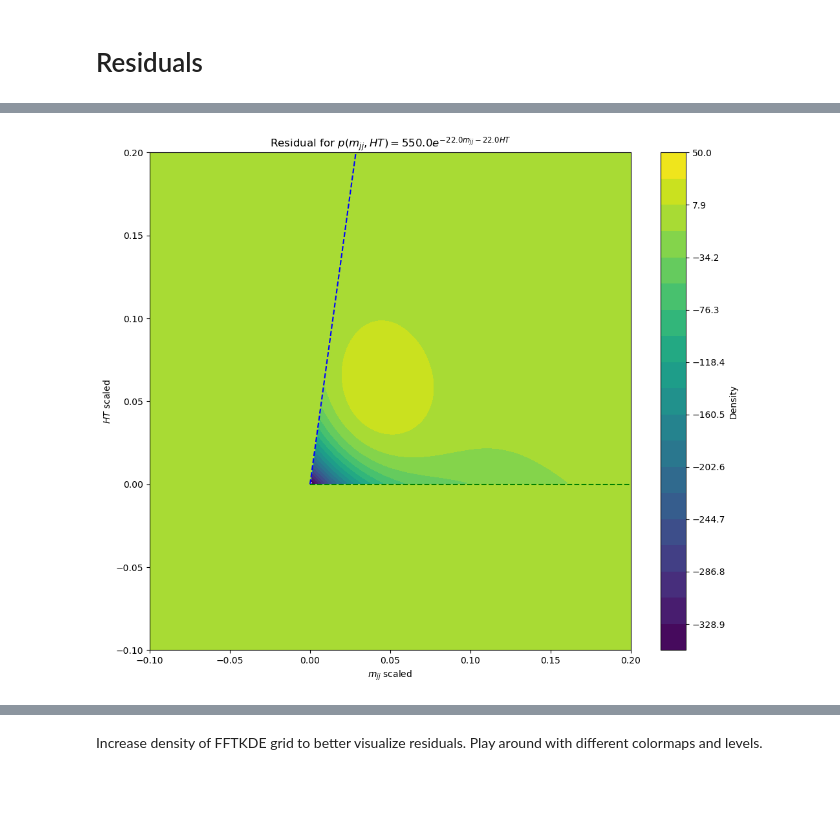
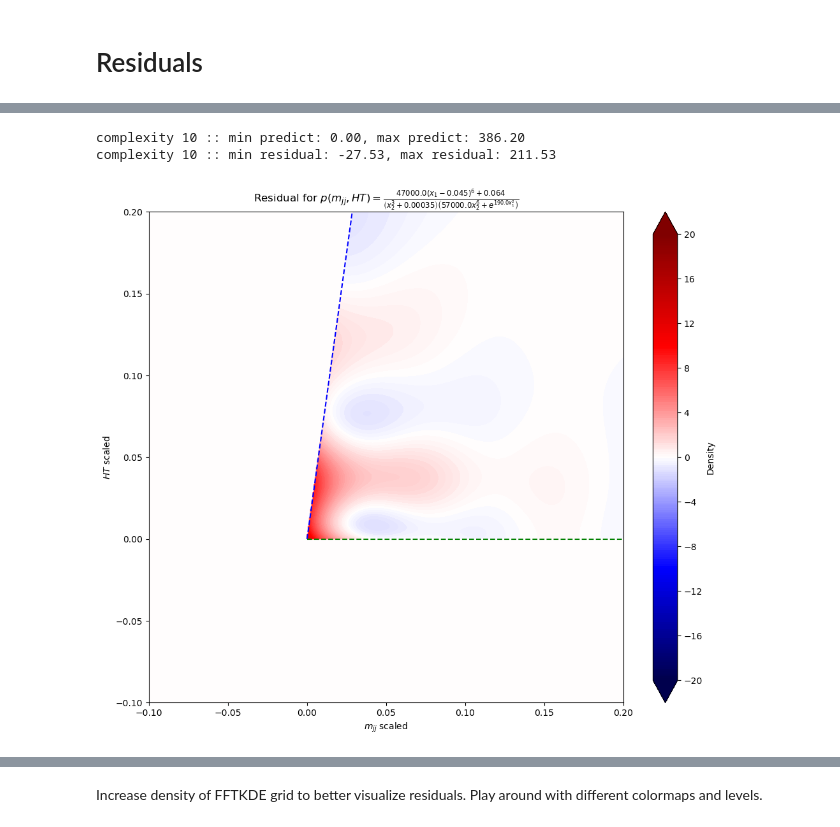
Before and after one commit to Angelo92Git/SymbolicDensityEstimation, a Jupyter notebook: viz_dijet.ipynb, the cells around one changed output, grey strips where cells are left out. Cells and saved outputs as stored; diff of their text form; code cells hidden in the pictures; blank space fills up the shorter version.

```diff
--- a/viz_dijet.ipynb
+++ b/viz_dijet.ipynb
@@ -58,7 +58,7 @@ HT = HT.reshape(-1, 1)
 # Fit kernel density estimate on the scaled covariates
 scaled_samples = np.hstack((mjj, HT))
 d = scaled_samples.shape[1]
-jxbins = 3500j
+jxbins = 3000j
 bw_adj_joint = DataConfig().bw_adj_joint
 kernel_type = DataConfig().kernel_type
 slices = [slice(-1.1, 1.1, jxbins), slice(-1.1, 1.1, jxbins)]
@@ -223,20 +223,22 @@ pow3 = lambda x: x ** 3
 pow4 = lambda x: x ** 4
 pow5 = lambda x: x ** 5
 # %%
-def res_func_complexity_5(x1, x2, mask):
-    return np.where(mask, (0.059419669357153496 / x1) / x2, 0)
-
 def res_func_complexity_6(x1, x2, mask):
-    return np.where(mask, pow3(0.3686895696283121 / (x1 + x2)), 0)
+    return np.where(mask, x2 / pow3(x1 + x2), 0)
 
 def res_func_complexity_8(x1, x2, mask):
-    return np.where(mask, np.exp(((x1 + x2) + -0.2901637250235071) / -0.04594133847567203), 0)
+    return np.where(mask, np.exp((x1 + x2) / -0.05459454825770353) / 0.0028244764711741585, 0)
 
-def res_func_complexity_end(x1, x2, mask):
-    return np.where(mask, np.exp(((1.7444606403416665 * (x2 + pow2(-0.10482564710643719 + (x1 + x1)))) + (x1 + -0.4651430951236344)) / -0.04345676323011133) * (pow3(x2 * pow2((x2 + x1) / 0.1440279932030374)) + x2), 0)
+def res_func_complexity_10(x1, x2, mask):
+    return np.where(mask, np.exp(((0.7085044694804051 * x2) + x1) / -0.04486907643689514) / 0.0025534302366485035, 0)
+
+def res_func_complexity_27(x1, x2, mask):
+    return np.where(mask, (0.06402297176161158 + pow3(pow2(-0.2741250328878744 + (x1 / np.exp(-1.7892018571863806))))) / ((0.0003451298003517172 + pow3(x2)) * (pow3(pow2(x2 / -0.16114400960972727)) + np.exp(pow2(x1) / 0.005169960005298225))), 0)
 # %%
 level_min = 0
-level_max = 100
+level_max = 200
+level_min_delta = -20
+level_max_delta = 20
 # %%
 # 4. Plot the result
 plt.figure(figsize=(12, 10))
@@ -285,18 +322,26 @@ plt.show()
+# %%
+print(f"complexity 10 :: min predict: {np.min(res_func_complexity_10(grids[0], grids[1], ~mask)):.2f}, max predict: {np.max(res_func_complexity_10(grids[0], grids[1], ~mask)):.2f}")
+min_residual = np.min(res_func_complexity_10(grids[0], grids[1], ~mask) - sum_grid)
+max_residual = np.max(res_func_complexity_10(grids[0], grids[1], ~mask) - sum_grid)
+print(f"complexity 10 :: min residual: {min_residual:.2f}, max residual: {max_residual:.2f}")
+# %% [output]
+complexity 10 :: min predict: 0.00, max predict: 386.20
+complexity 10 :: min residual: -27.53, max residual: 211.53
 # %%
 # 4. Plot the result
 plt.figure(figsize=(12, 10))
-plt.contourf(grids[0], grids[1], sum_grid - res_func_complexity_8(grids[0], grids[1], ~mask), levels=np.linspace(-350, 50, 20), cmap="viridis")
-plt.colorbar(label="Density")
+plt.contourf(grids[0], grids[1], res_func_complexity_27(grids[0], grids[1], ~mask) - sum_grid, levels=np.linspace(level_min_delta, level_max_delta, 200), cmap="seismic", extend='both')
+plt.colorbar(label="Density", ticks=np.linspace(level_min_delta, level_max_delta, 11))
 plt.xlabel(r"$m_{jj}$ scaled")
 plt.ylabel(r"$HT$ scaled")
-plt.title(r"Residual for $p(m_{jj}, HT) = 550.0 e^{- 22.0 m_{jj} - 22.0 HT}$")
+plt.title(r"Residual for $p(m_{jj}, HT) = \frac{47000.0 \left(x_{1} - 0.045\right)^{6} + 0.064}{\left(x_{2}^{3} + 0.00035\right) \left(57000.0 x_{2}^{6} + e^{190.0 x_{1}^{2}}\right)}$")
 plt.plot(xlv, ylv, color='blue', linestyle='--', label='y=x Line')
 plt.plot(xlh, ylh, color='green', linestyle='--', label='y=0 Line')
 plt.xlim(-0.1, 0.2)
 plt.ylim(-0.1, 0.2)
 plt.show()
 # %% [output]
-[figure, old version]
+[figure, new version]
 # %%
 # 4. Plot the result
 plt.figure(figsize=(12, 10))
```
Also changed, not shown: parts of 11 cells of this notebook, 4 other files.
